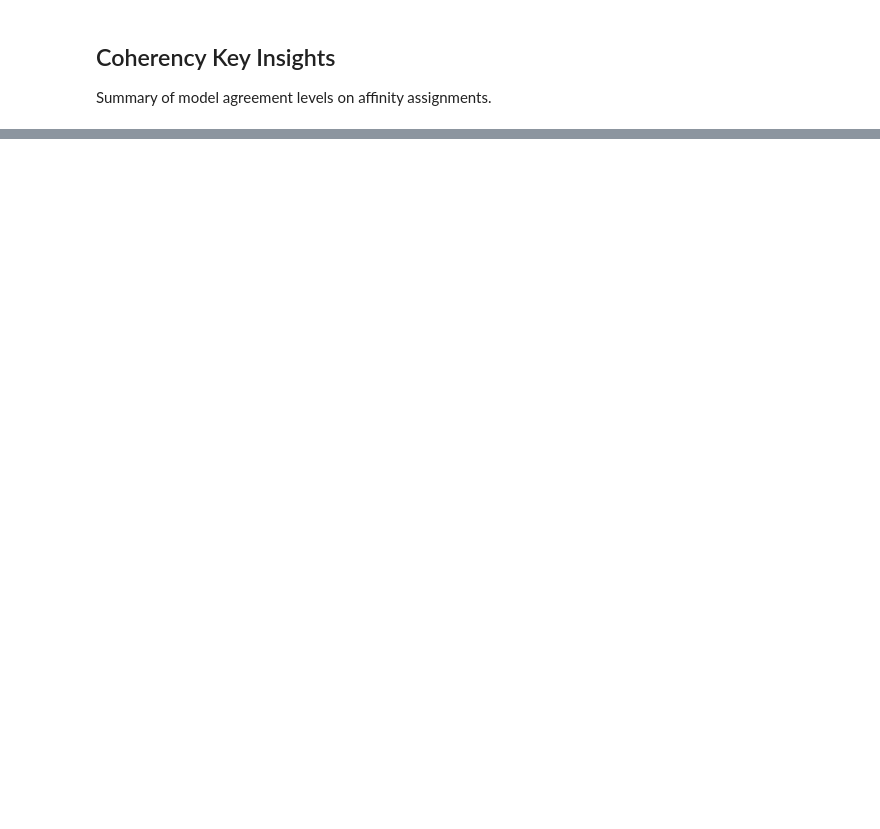
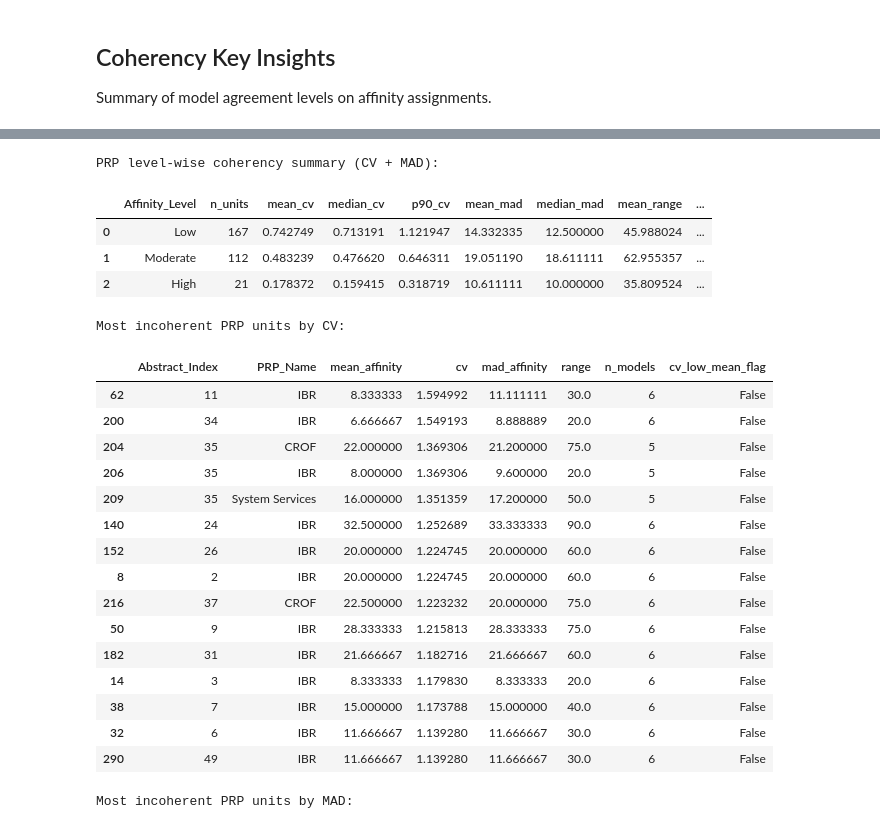
Before and after one commit to pigalleg/article-classifier, a Jupyter notebook: notebooks/04_ensemble_affinity_analysis.ipynb, the cells around one changed output, grey strips where cells are left out. Saved outputs shown, nothing was run; the diff lists cells and outputs as text; code cells hidden in the pictures; blank space fills up the shorter version.

```diff
--- a/notebooks/04_ensemble_affinity_analysis.ipynb
+++ b/notebooks/04_ensemble_affinity_analysis.ipynb
@@ -11,7 +11,8 @@ import numpy as np
 import plotly.express as px
 # %%
 # Set run_id explicitly, or keep None to use latest run folder.
-run_id = None
+# run_id = "20260401_082538"
+run_id = "20260406_211752"
 
 repo_root = Path.cwd().resolve().parent if Path.cwd().name == "notebooks" else Path.cwd().resolve()
 bench_root = repo_root / "data" / "results" / "affinity_benchmark"
@@ -35,6 +36,9 @@ if not prp_path.exists() or not ra_path.exists():
 prp_df = pd.read_csv(prp_path)
 ra_df = pd.read_csv(ra_path)
 
+ignore_models = ['smollm2-1.7b', 'gemma3-4b', 'phi3-3.8b', 'mistral-7b']
+prp_df = prp_df[~prp_df['Model_Slug'].isin(ignore_models)]
+ra_df = ra_df[~ra_df['Model_Slug'].isin(ignore_models)]
 print("Run directory:", run_dir)
 print("PRP rows:", len(prp_df), "| Models:", prp_df['Model_Slug'].nunique())
 print("RA rows:", len(ra_df), "| Models:", ra_df['Model_Slug'].nunique())
@@ -510,0 +1031,69 @@ print("\n" + "=" * 70)
+# %%
+# PRP coherency by fixed levels
+prp_unit_coherency_lvl = compute_unit_coherency(prp_df, target_col='PRP_Name')
+prp_level_summary = summarize_coherency_by_level(prp_unit_coherency_lvl)
+
+print('PRP level-wise coherency summary (CV + MAD):')
+display(prp_level_summary)
+
+print('\nMost incoherent PRP units by CV:')
+display(
+    prp_unit_coherency_lvl.sort_values('cv', ascending=False)[
+        ['Abstract_Index', 'PRP_Name', 'mean_affinity', 'cv', 'mad_affinity', 'range', 'n_models', 'cv_low_mean_flag']
+    ].head(15)
+)
+
+print('\nMost incoherent PRP units by MAD:')
+display(
+    prp_unit_coherency_lvl.sort_values('mad_affinity', ascending=False)[
+        ['Abstract_Index', 'PRP_Name', 'mean_affinity', 'cv', 'mad_affinity', 'range', 'n_models', 'cv_low_mean_flag']
+    ].head(15)
+)
+
+fig = px.box(
+    prp_unit_coherency_lvl.dropna(subset=['Affinity_Level']),
+    x='Affinity_Level',
+    y='cv',
+    color='Affinity_Level',
+    category_orders={'Affinity_Level': ['Low', 'Moderate', 'High']},
+    title='PRP Coherency by Affinity Level (CV)',
+    points='all',
+)
+fig.update_layout(xaxis_title='Affinity level', yaxis_title='CV across models')
+fig.show()
+
+fig = px.box(
+    prp_unit_coherency_lvl.dropna(subset=['Affinity_Level']),
+    x='Affinity_Level',
+    y='mad_affinity',
+    color='Affinity_Level',
+    category_orders={'Affinity_Level': ['Low', 'Moderate', 'High']},
+    title='PRP Coherency by Affinity Level (MAD)',
+    points='all',
+)
+fig.update_layout(xaxis_title='Affinity level', yaxis_title='MAD across models')
+fig.show()
+# %% [output]
+PRP level-wise coherency summary (CV + MAD):
+|  | Affinity_Level | n_units | mean_cv | median_cv | p90_cv | mean_mad | median_mad | mean_range | ... |
+| 0 | Low | 167 | 0.742749 | 0.713191 | 1.121947 | 14.332335 | 12.500000 | 45.988024 | ... |
+| 1 | Moderate | 112 | 0.483239 | 0.476620 | 0.646311 | 19.051190 | 18.611111 | 62.955357 | ... |
+| 2 | High | 21 | 0.178372 | 0.159415 | 0.318719 | 10.611111 | 10.000000 | 35.809524 | ... |
+Most incoherent PRP units by CV:
+|  | Abstract_Index | PRP_Name | mean_affinity | cv | mad_affinity | range | n_models | cv_low_mean_flag |
+| 62 | 11 | IBR | 8.333333 | 1.594992 | 11.111111 | 30.0 | 6 | False |
+| 200 | 34 | IBR | 6.666667 | 1.549193 | 8.888889 | 20.0 | 6 | False |
+| 204 | 35 | CROF | 22.000000 | 1.369306 | 21.200000 | 75.0 | 5 | False |
+| 206 | 35 | IBR | 8.000000 | 1.369306 | 9.600000 | 20.0 | 5 | False |
+| 209 | 35 | System Services | 16.000000 | 1.351359 | 17.200000 | 50.0 | 5 | False |
+| 140 | 24 | IBR | 32.500000 | 1.252689 | 33.333333 | 90.0 | 6 | False |
+| 152 | 26 | IBR | 20.000000 | 1.224745 | 20.000000 | 60.0 | 6 | False |
+| 8 | 2 | IBR | 20.000000 | 1.224745 | 20.000000 | 60.0 | 6 | False |
+| 216 | 37 | CROF | 22.500000 | 1.223232 | 20.000000 | 75.0 | 6 | False |
+| 50 | 9 | IBR | 28.333333 | 1.215813 | 28.333333 | 75.0 | 6 | False |
+| 182 | 31 | IBR | 21.666667 | 1.182716 | 21.666667 | 60.0 | 6 | False |
+| 14 | 3 | IBR | 8.333333 | 1.179830 | 8.333333 | 20.0 | 6 | False |
+| 38 | 7 | IBR | 15.000000 | 1.173788 | 15.000000 | 40.0 | 6 | False |
+| 32 | 6 | IBR | 11.666667 | 1.139280 | 11.666667 | 30.0 | 6 | False |
+| 290 | 49 | IBR | 11.666667 | 1.139280 | 11.666667 | 30.0 | 6 | False |
+Most incoherent PRP units by MAD:
```
Also changed, not shown: parts of 37 cells of this notebook, 12 other files.
